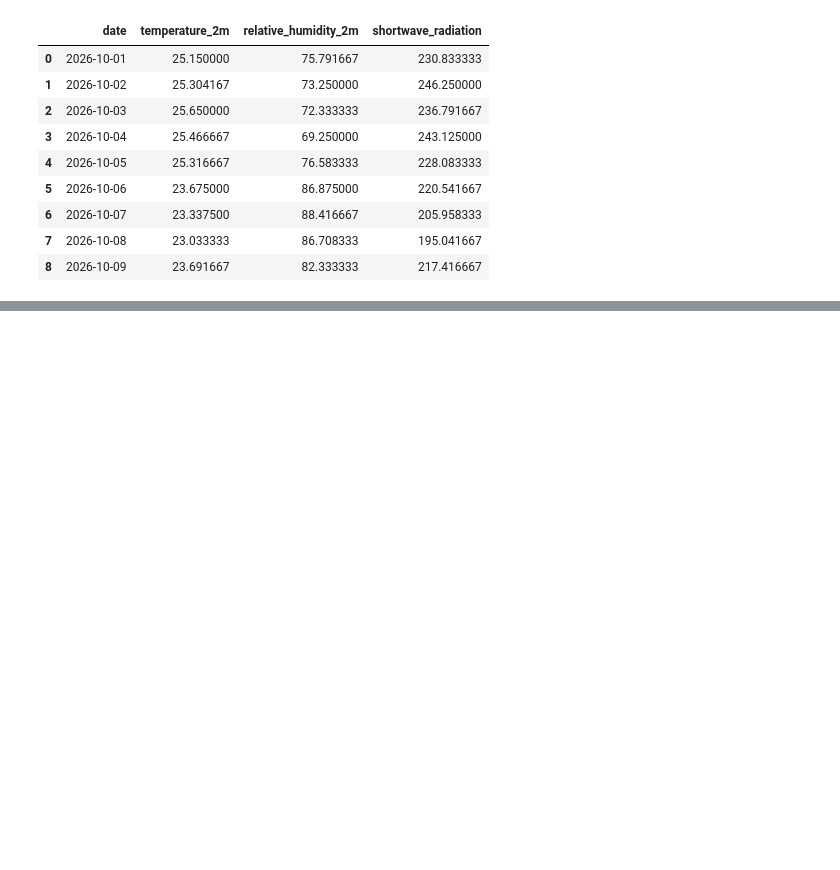
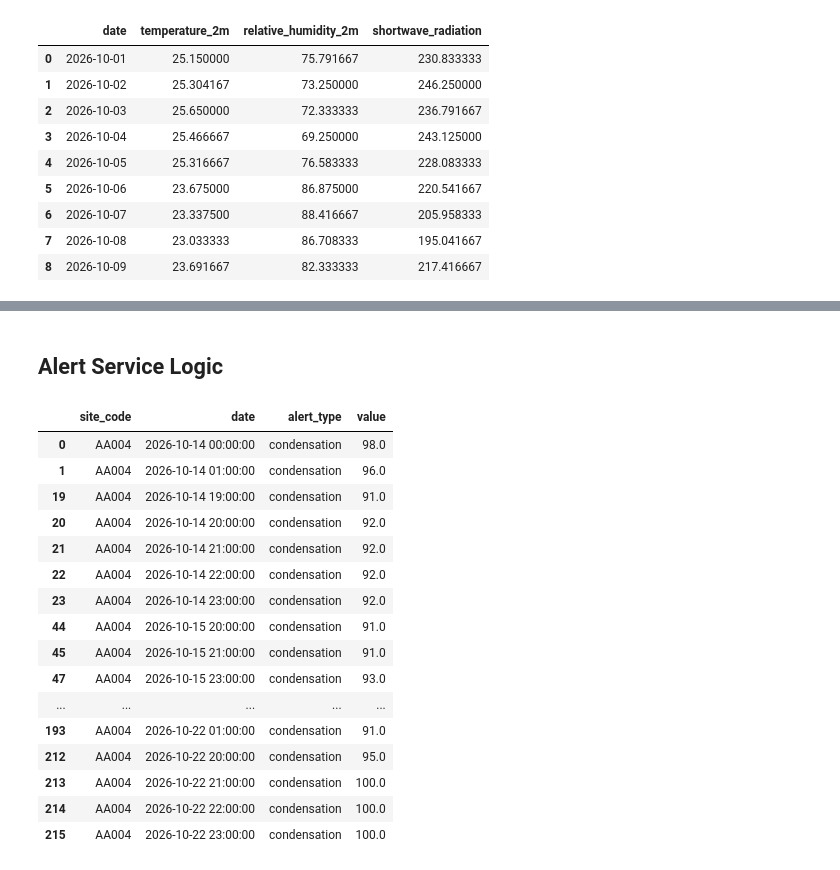
Before and after one commit to AhmadKhanSenpai/Weather_API_ETL, a Jupyter notebook: testing_and_notes.ipynb, the cells around one changed output, grey strips where cells are left out. Saved outputs shown, nothing was run; the diff lists cells and outputs as text; code cells hidden in the pictures; blank space fills up the shorter version.

```diff
--- a/testing_and_notes.ipynb
+++ b/testing_and_notes.ipynb
@@ -838,3 +838,23 @@ weather_data.groupby("date").agg(
 | 6 | 2026-10-07 | 23.337500 | 88.416667 | 205.958333 |
 | 7 | 2026-10-08 | 23.033333 | 86.708333 | 195.041667 |
 | 8 | 2026-10-09 | 23.691667 | 82.333333 | 217.416667 |
+# %%
+from data_pipeline import fetch_site_weather
+import pandas as pd
+
+df = pd.read_csv("meta_data.csv")
+
+
+df_chunk = df.iloc[:5]
+
+result_df = []
+
+for rows in df_chunk.itertuples(index=False):
+    site_code = rows.site_code
+    latitude = rows.latitude
+    longitude = rows.longitude
+
+    weather_data = fetch_site_weather(
+        site_code=site_code, latitude=latitude, longitude=longitude
+    )
+    result_df.append(pd.DataFrame(weather_data))
@@ -840,0 +907,54 @@ weather_data.groupby("date").agg(
+# %% [markdown]
+## Alert Service Logic
+# %%
+df = result_df[4][
+    [
+        "site_code",
+        "date",
+        "temperature_2m",
+        "relative_humidity_2m",
+        "wind_gusts_10m",
+        "precipitation",
+        "dew_point_2m",
+    ]
+].copy()
+
+heat = df[df["temperature_2m"] > 40]
+heat["alert_type"] = "heat"
+heat["value"] = heat["temperature_2m"]
+
+storm = df[df["wind_gusts_10m"] > 15]
+storm["alert_type"] = "storm"
+storm["value"] = storm["wind_gusts_10m"]
+
+heavy_rain = df[df["precipitation"] > 7.5]
+heavy_rain["alert_type"] = "heavy_rain"
+heavy_rain["value"] = heavy_rain["precipitation"]
+
+condensation = df[
+    (df["relative_humidity_2m"] > 90)
+    & ((df["temperature_2m"] - df["dew_point_2m"]) < 2)
+]
+condensation["alert_type"] = "condensation"
+condensation["value"] = condensation["relative_humidity_2m"]
+
+alerts = pd.concat([heat, storm, heavy_rain, condensation])
+alerts[["site_code", "date", "alert_type", "value"]]
+# %% [output]
+|  | site_code | date | alert_type | value |
+| 0 | AA004 | 2026-10-14 00:00:00 | condensation | 98.0 |
+| 1 | AA004 | 2026-10-14 01:00:00 | condensation | 96.0 |
+| 19 | AA004 | 2026-10-14 19:00:00 | condensation | 91.0 |
+| 20 | AA004 | 2026-10-14 20:00:00 | condensation | 92.0 |
+| 21 | AA004 | 2026-10-14 21:00:00 | condensation | 92.0 |
+| 22 | AA004 | 2026-10-14 22:00:00 | condensation | 92.0 |
+| 23 | AA004 | 2026-10-14 23:00:00 | condensation | 92.0 |
+| 44 | AA004 | 2026-10-15 20:00:00 | condensation | 91.0 |
+| 45 | AA004 | 2026-10-15 21:00:00 | condensation | 91.0 |
+| 47 | AA004 | 2026-10-15 23:00:00 | condensation | 93.0 |
+| ... | ... | ... | ... | ... |
+| 193 | AA004 | 2026-10-22 01:00:00 | condensation | 91.0 |
+| 212 | AA004 | 2026-10-22 20:00:00 | condensation | 95.0 |
+| 213 | AA004 | 2026-10-22 21:00:00 | condensation | 100.0 |
+| 214 | AA004 | 2026-10-22 22:00:00 | condensation | 100.0 |
+| 215 | AA004 | 2026-10-22 23:00:00 | condensation | 100.0 |
```
Also changed, not shown: parts of 3 cells of this notebook, 7 other files.
